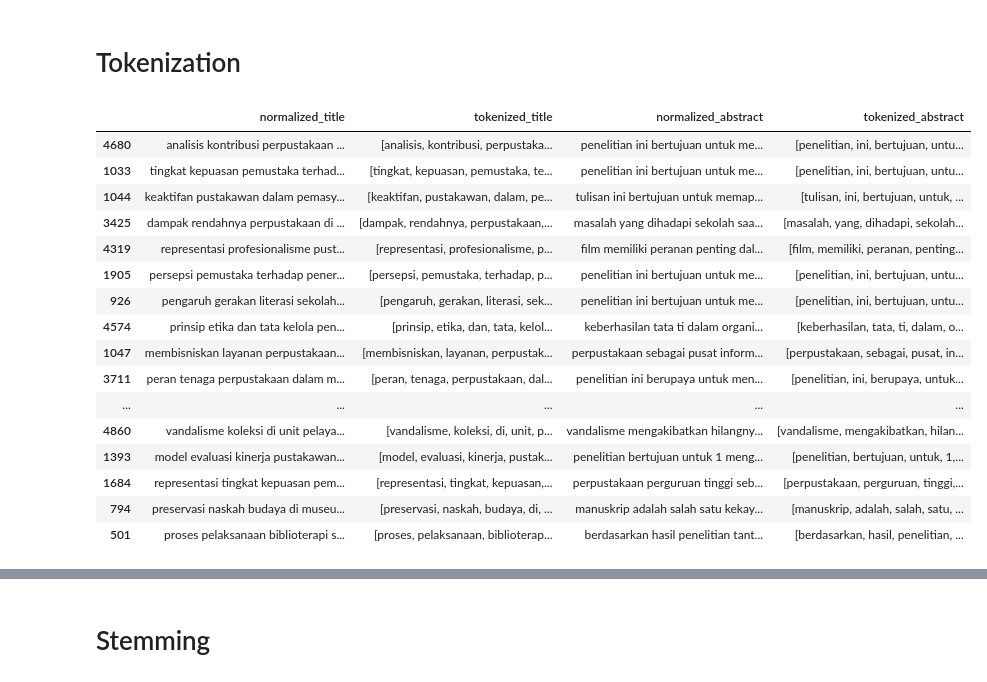
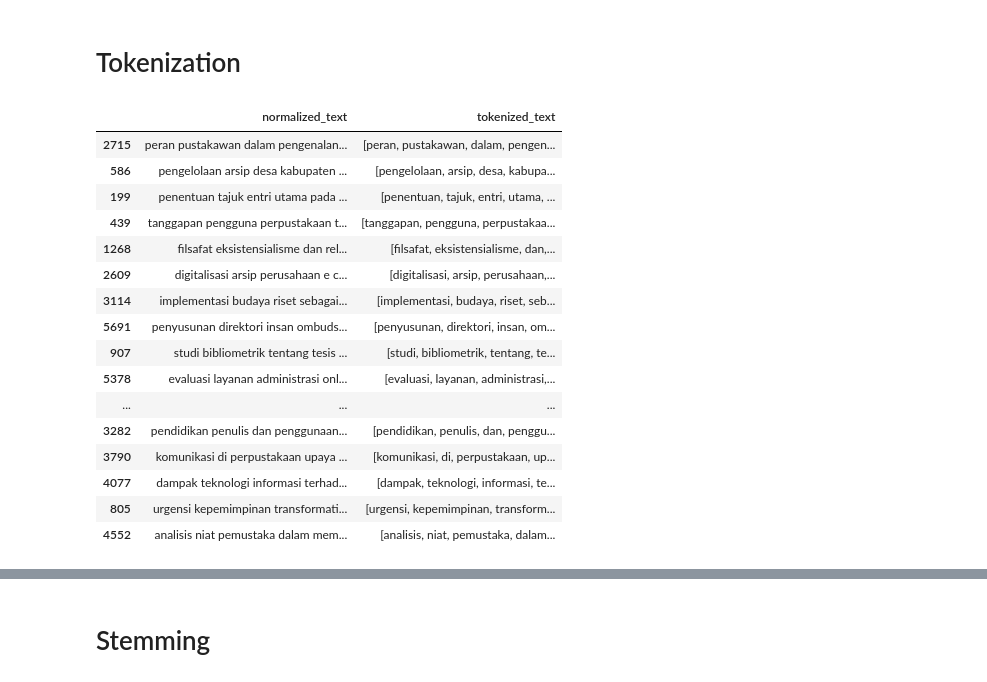
Before and after one commit to UrayMR/article-retrieval, a Jupyter notebook: src/app/notebooks/02_text_processing.ipynb, the cells around one changed output, grey strips where cells are left out. Cells and saved outputs as stored; diff of their text form; code cells hidden in the pictures.

Commit message:
feat: change missing step on duplicate handler and error values while translating; add fix query input to be used on similarity test

```diff
--- a/src/app/notebooks/02_text_processing.ipynb
+++ b/src/app/notebooks/02_text_processing.ipynb
@@ -29,0 +72,5 @@ df.head()
+# %%
+# Drop duplicates based on title_translated and abstract_translated, keeping the first occurrence
+df = df.drop_duplicates(subset=["title_translated", "abstract_translated"], keep="first").reset_index(drop=True)
+
+df.duplicated(subset=["title_translated", "abstract_translated"]).sum()
@@ -38,6 +101,7 @@ def normalize_text(text):
     text = str(text)
 
     # Normalize Unicode without forcing text into ASCII
+    # e.g., "café" remains "café" instead of being converted to "cafe"
     text = unicodedata.normalize("NFC", text)
 
     # Case folding
@@ -49,8 +113,12 @@ def normalize_text(text):
     # Remove email addresses
     text = re.sub(r"\b[\w.+-]+@[\w.-]+\.[a-zA-Z]{2,}\b", " ", text)
 
+    # Remove digits
+    text = re.sub(r"\d+", " ", text)
+
     # Remove punctuation and special characters,
-    # while preserving letters, numbers, and whitespace
+    # while preserving letters and whitespace
+    # e.g., "Hello, World!" becomes "Hello World"
     text = re.sub(r"[^\w\s]", " ", text, flags=re.UNICODE)
 
     # Replace underscores with spaces
@@ -61,8 +129,16 @@ def normalize_text(text):
 
     return text
 # %%
-df["normalized_title"] = df["title_translated"].apply(normalize_text)
-df["normalized_abstract"] = df["abstract_translated"].apply(normalize_text)
+df["combined_text"] = (
+    df[["title_translated", "abstract_translated"]]
+    .fillna("")
+    .astype(str)
+    .agg(lambda row: " ".join(row), axis=1)
+    .str.replace(r"\s+", " ", regex=True)
+    .str.strip()
+)
 
-df[["title_translated", "normalized_title", "abstract_translated", "normalized_abstract"]].sample(20, random_state=42)
+df["normalized_text"] = df["combined_text"].apply(normalize_text)
+
+df[["title_translated", "abstract_translated", "combined_text", "normalized_text"]].sample(20, random_state=42)
 # %% [output]
@@ -86,26 +162,25 @@ df[["title_translated", "normalized_title", "abstract_translated", "normalized_a
 # %% [markdown]
 # Tokenization
 # %%
-df["tokenized_title"] = df["normalized_title"].apply(lambda x: x.split())
-df["tokenized_abstract"] = df["normalized_abstract"].apply(lambda x: x.split())
+df["tokenized_text"] = df["normalized_text"].apply(lambda x: x.split())
 
-df[["normalized_title", "tokenized_title", "normalized_abstract", "tokenized_abstract"]].sample(20, random_state=42)
+df[["normalized_text", "tokenized_text"]].sample(20, random_state=42)
 # %% [output]
-|  | normalized_title | tokenized_title | normalized_abstract | tokenized_abstract |
-| 4680 | analisis kontribusi perpustakaan ... | [analisis, kontribusi, perpustaka... | penelitian ini bertujuan untuk me... | [penelitian, ini, bertujuan, untu... |
-| 1033 | tingkat kepuasan pemustaka terhad... | [tingkat, kepuasan, pemustaka, te... | penelitian ini bertujuan untuk me... | [penelitian, ini, bertujuan, untu... |
-| 1044 | keaktifan pustakawan dalam pemasy... | [keaktifan, pustakawan, dalam, pe... | tulisan ini bertujuan untuk memap... | [tulisan, ini, bertujuan, untuk, ... |
-| 3425 | dampak rendahnya perpustakaan di ... | [dampak, rendahnya, perpustakaan,... | masalah yang dihadapi sekolah saa... | [masalah, yang, dihadapi, sekolah... |
-| 4319 | representasi profesionalisme pust... | [representasi, profesionalisme, p... | film memiliki peranan penting dal... | [film, memiliki, peranan, penting... |
-| 1905 | persepsi pemustaka terhadap pener... | [persepsi, pemustaka, terhadap, p... | penelitian ini bertujuan untuk me... | [penelitian, ini, bertujuan, untu... |
-| 926 | pengaruh gerakan literasi sekolah... | [pengaruh, gerakan, literasi, sek... | penelitian ini bertujuan untuk me... | [penelitian, ini, bertujuan, untu... |
-| 4574 | prinsip etika dan tata kelola pen... | [prinsip, etika, dan, tata, kelol... | keberhasilan tata ti dalam organi... | [keberhasilan, tata, ti, dalam, o... |
-| 1047 | membisniskan layanan perpustakaan... | [membisniskan, layanan, perpustak... | perpustakaan sebagai pusat inform... | [perpustakaan, sebagai, pusat, in... |
-| 3711 | peran tenaga perpustakaan dalam m... | [peran, tenaga, perpustakaan, dal... | penelitian ini berupaya untuk men... | [penelitian, ini, berupaya, untuk... |
-| ... | ... | ... | ... | ... |
-| 4860 | vandalisme koleksi di unit pelaya... | [vandalisme, koleksi, di, unit, p... | vandalisme mengakibatkan hilangny... | [vandalisme, mengakibatkan, hilan... |
-| 1393 | model evaluasi kinerja pustakawan... | [model, evaluasi, kinerja, pustak... | penelitian bertujuan untuk 1 meng... | [penelitian, bertujuan, untuk, 1,... |
-| 1684 | representasi tingkat kepuasan pem... | [representasi, tingkat, kepuasan,... | perpustakaan perguruan tinggi seb... | [perpustakaan, perguruan, tinggi,... |
-| 794 | preservasi naskah budaya di museu... | [preservasi, naskah, budaya, di, ... | manuskrip adalah salah satu kekay... | [manuskrip, adalah, salah, satu, ... |
-| 501 | proses pelaksanaan biblioterapi s... | [proses, pelaksanaan, biblioterap... | berdasarkan hasil penelitian tant... | [berdasarkan, hasil, penelitian, ... |
+|  | normalized_text | tokenized_text |
+| 2715 | peran pustakawan dalam pengenalan... | [peran, pustakawan, dalam, pengen... |
+| 586 | pengelolaan arsip desa kabupaten ... | [pengelolaan, arsip, desa, kabupa... |
+| 199 | penentuan tajuk entri utama pada ... | [penentuan, tajuk, entri, utama, ... |
+| 439 | tanggapan pengguna perpustakaan t... | [tanggapan, pengguna, perpustakaa... |
+| 1268 | filsafat eksistensialisme dan rel... | [filsafat, eksistensialisme, dan,... |
+| 2609 | digitalisasi arsip perusahaan e c... | [digitalisasi, arsip, perusahaan,... |
+| 3114 | implementasi budaya riset sebagai... | [implementasi, budaya, riset, seb... |
+| 5691 | penyusunan direktori insan ombuds... | [penyusunan, direktori, insan, om... |
+| 907 | studi bibliometrik tentang tesis ... | [studi, bibliometrik, tentang, te... |
+| 5378 | evaluasi layanan administrasi onl... | [evaluasi, layanan, administrasi,... |
+| ... | ... | ... |
+| 3282 | pendidikan penulis dan penggunaan... | [pendidikan, penulis, dan, penggu... |
+| 3790 | komunikasi di perpustakaan upaya ... | [komunikasi, di, perpustakaan, up... |
+| 4077 | dampak teknologi informasi terhad... | [dampak, teknologi, informasi, te... |
+| 805 | urgensi kepemimpinan transformati... | [urgensi, kepemimpinan, transform... |
+| 4552 | analisis niat pemustaka dalam mem... | [analisis, niat, pemustaka, dalam... |
 # %%
```
Also changed, not shown: parts of 13 cells of this notebook, 4 other files.
